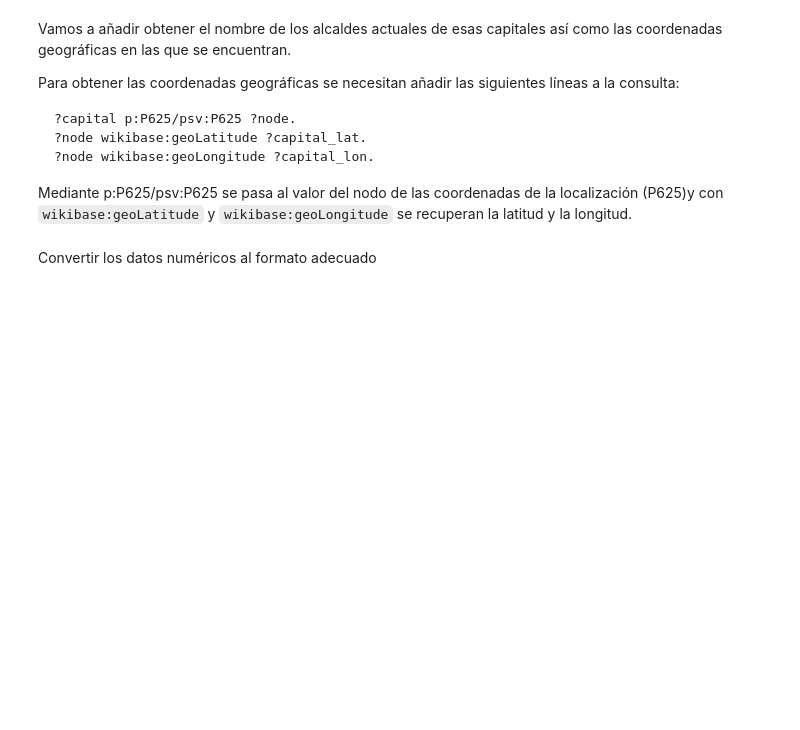
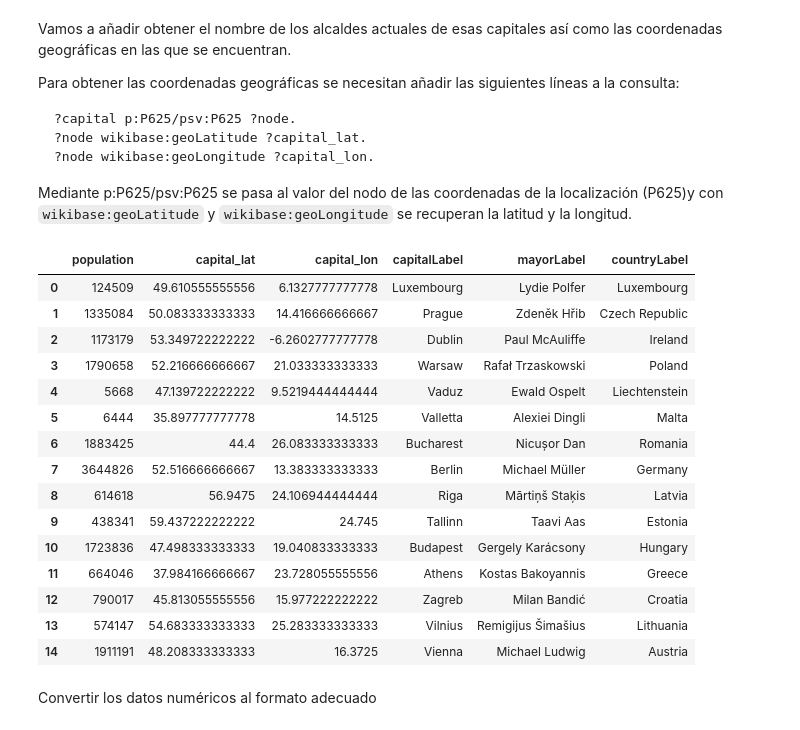
Before and after one commit to pfreezv/UOC, a Jupyter notebook: Tipología y fuentes de datos/pec 4/entrega/TyFdDd_PEC4_alan_coila_bustinza.ipynb, the cells around one changed output. Saved outputs shown, nothing was run; the diff lists cells and outputs as text; code cells hidden in the pictures; blank space fills up the shorter version.

```diff
--- a/Tipología y fuentes de datos/pec 4/entrega/TyFdDd_PEC4_alan_coila_bustinza.ipynb
+++ b/Tipología y fuentes de datos/pec 4/entrega/TyFdDd_PEC4_alan_coila_bustinza.ipynb
@@ -668,5 +721,5 @@ Analizar los tipos de datos que nos devuelve SPARQL y cómo se convierten en el
 Convertir los tipos numéricos al formato más adecuado:
 # %%
 # TODO
-
+countries_df[["area", "population"]] = countries_df[["area", "population"]].apply(pd.to_numeric)
 countries_df.head(5)
@@ -717,25 +803,53 @@ Para obtener las coordenadas geográficas se necesitan añadir las siguientes l
 Mediante p:P625/psv:P625 se pasa al valor del nodo de las coordenadas de la localización (P625)y con `wikibase:geoLatitude` y  `wikibase:geoLongitude` se recuperan la latitud y la longitud.
 # %%
 q = '''
-SELECT
-  ?countryLabel ?capitalLabel ?population
+SELECT  DISTINCT
+  ?countryLabel
+  ?capitalLabel
+  ?population
   ?capital_lon ?capital_lat
   ?mayorLabel
 WHERE {
-  # TODO
+    {?country wdt:P463 wd:Q166546.}
+    UNION
+    {?country wdt:P463 wd:Q458.}
+    ?country wdt:P36 ?capital.
+    ?capital rdfs:label ?capitalLabel.
+    ?capital wdt:P1082 ?population.
+    ?capital p:P625/psv:P625 ?node.
+    ?node wikibase:geoLatitude ?capital_lat.
+    ?node wikibase:geoLongitude ?capital_lon.
+    ?capital wdt:P6 ?mayor.
+    ?mayor rdfs:label ?mayorLabel.
 
 
-  # Coordenadas
+    # TODO
+  FILTER(LANG(?capitalLabel)="en")
+  FILTER(LANG(?mayorLabel)="en")
 
-
-  SERVICE wikibase:label {
-    bd:serviceParam wikibase:language "[AUTO_LANGUAGE],en".
-  }
+  SERVICE wikibase:label {bd:serviceParam wikibase:language "[AUTO_LANGUAGE],en".}
 }
 '''
 
 capital_df = dataframe_results (wd_sparql, '', q)
-capital_df.head(5)
+capital_df.head(15)
+# %% [output]
+|  | population | capital_lat | capital_lon | capitalLabel | mayorLabel | countryLabel |
+| 0 | 124509 | 49.610555555556 | 6.1327777777778 | Luxembourg | Lydie Polfer | Luxembourg |
+| 1 | 1335084 | 50.083333333333 | 14.416666666667 | Prague | Zdeněk Hřib | Czech Republic |
+| 2 | 1173179 | 53.349722222222 | -6.2602777777778 | Dublin | Paul McAuliffe | Ireland |
+| 3 | 1790658 | 52.216666666667 | 21.033333333333 | Warsaw | Rafał Trzaskowski | Poland |
+| 4 | 5668 | 47.139722222222 | 9.5219444444444 | Vaduz | Ewald Ospelt | Liechtenstein |
+| 5 | 6444 | 35.897777777778 | 14.5125 | Valletta | Alexiei Dingli | Malta |
+| 6 | 1883425 | 44.4 | 26.083333333333 | Bucharest | Nicușor Dan | Romania |
+| 7 | 3644826 | 52.516666666667 | 13.383333333333 | Berlin | Michael Müller | Germany |
+| 8 | 614618 | 56.9475 | 24.106944444444 | Riga | Mārtiņš Staķis | Latvia |
+| 9 | 438341 | 59.437222222222 | 24.745 | Tallinn | Taavi Aas | Estonia |
+| 10 | 1723836 | 47.498333333333 | 19.040833333333 | Budapest | Gergely Karácsony | Hungary |
+| 11 | 664046 | 37.984166666667 | 23.728055555556 | Athens | Kostas Bakoyannis | Greece |
+| 12 | 790017 | 45.813055555556 | 15.977222222222 | Zagreb | Milan Bandić | Croatia |
+| 13 | 574147 | 54.683333333333 | 25.283333333333 | Vilnius | Remigijus Šimašius | Lithuania |
+| 14 | 1911191 | 48.208333333333 | 16.3725 | Vienna | Michael Ludwig | Austria |
 # %% [markdown]
 Convertir los datos numéricos al formato adecuado
 # %%
```
Also changed, not shown: parts of 14 cells of this notebook.
